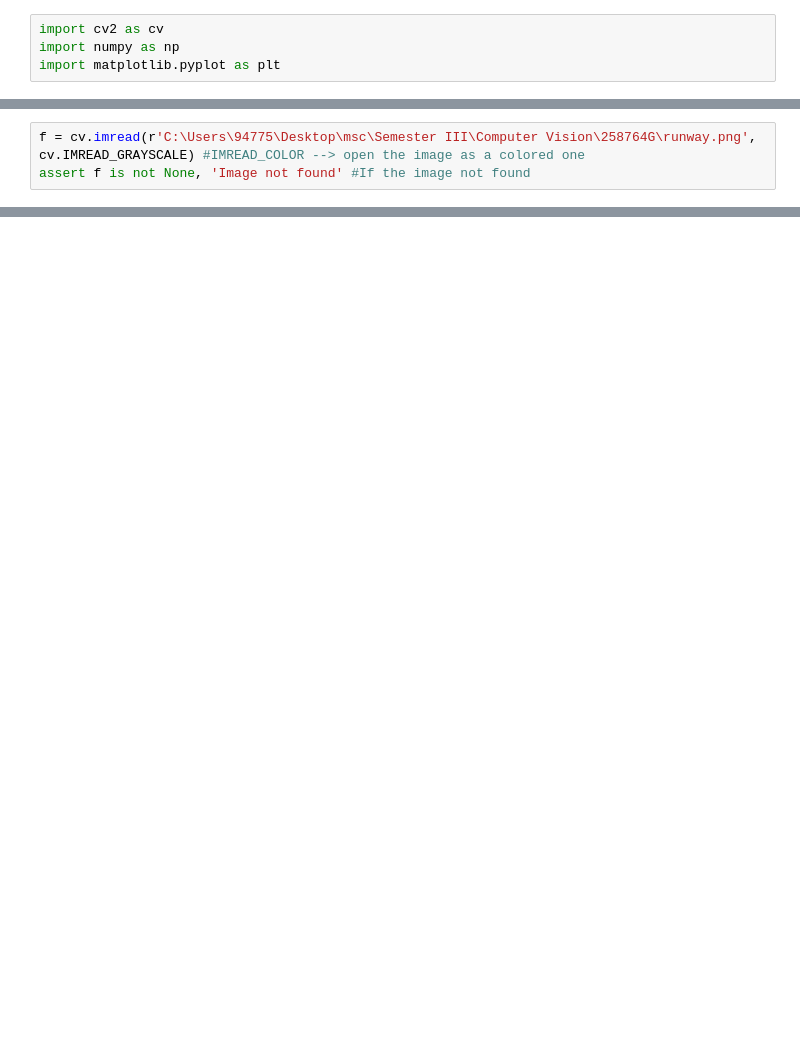
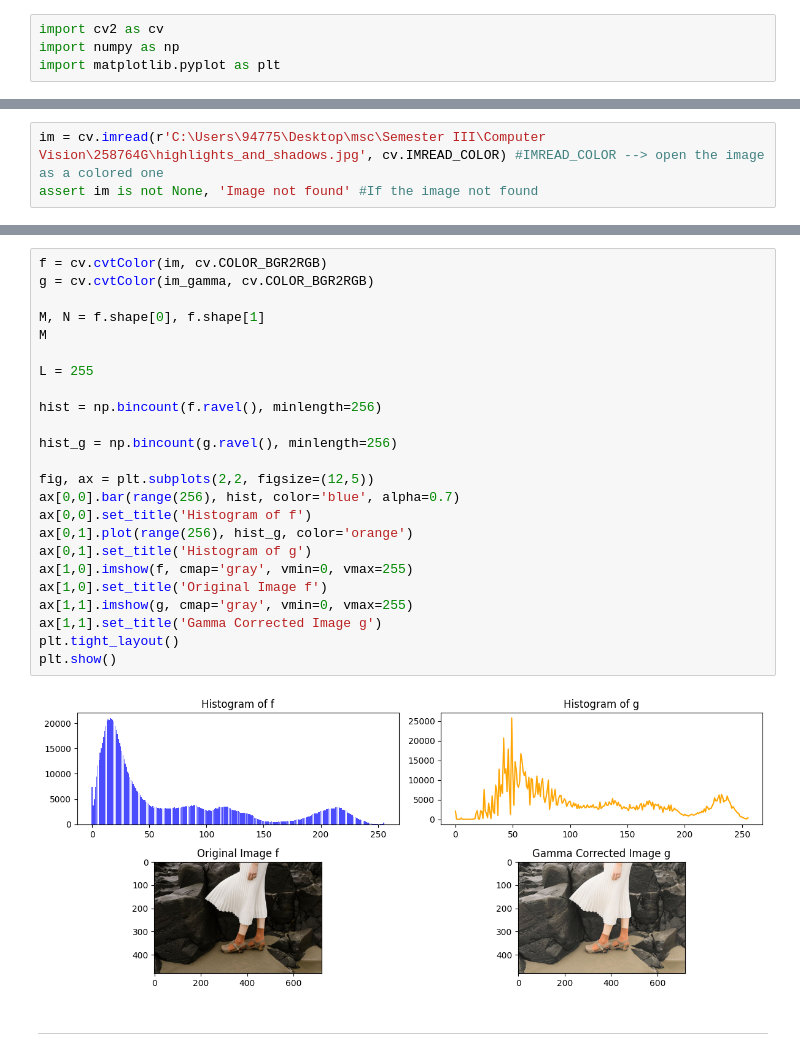
Before and after one commit to Arunodani/Intensity-Transformations-and-Neighborhood-Filtering, a Jupyter notebook: 258764G.ipynb, the cells around one changed output, grey strips where cells are left out. Drawn from its saved outputs; the diff is of its cells as text; blank space fills up the shorter version.

```diff
--- a/258764G.ipynb
+++ b/258764G.ipynb
@@ -9,3 +53,3 @@ import matplotlib.pyplot as plt
 # %%
-f = cv.imread(r'C:\Users\94775\Desktop\msc\Semester III\Computer Vision\258764G\runway.png', cv.IMREAD_GRAYSCALE) #IMREAD_COLOR --> open the image as a colored one
-assert f is not None, 'Image not found' #If the image not found
+im = cv.imread(r'C:\Users\94775\Desktop\msc\Semester III\Computer Vision\258764G\highlights_and_shadows.jpg', cv.IMREAD_COLOR) #IMREAD_COLOR --> open the image as a colored one
+assert im is not None, 'Image not found' #If the image not found
@@ -85,0 +97,28 @@ plt.show()
+# %%
+f = cv.cvtColor(im, cv.COLOR_BGR2RGB)
+g = cv.cvtColor(im_gamma, cv.COLOR_BGR2RGB)
+
+M, N = f.shape[0], f.shape[1]
+M
+
+L = 255
+
+hist = np.bincount(f.ravel(), minlength=256)
+
+hist_g = np.bincount(g.ravel(), minlength=256)
+
+fig, ax = plt.subplots(2,2, figsize=(12,5))
+ax[0,0].bar(range(256), hist, color='blue', alpha=0.7)
+ax[0,0].set_title('Histogram of f')
+ax[0,1].plot(range(256), hist_g, color='orange')
+ax[0,1].set_title('Histogram of g')
+ax[1,0].imshow(f, cmap='gray', vmin=0, vmax=255)
+ax[1,0].set_title('Original Image f')
+ax[1,1].imshow(g, cmap='gray', vmin=0, vmax=255)
+ax[1,1].set_title('Gamma Corrected Image g')
+plt.tight_layout()
+plt.show()
+# %% [output]
+[figure, added]
+# %% [markdown]
+---
```
Also changed, not shown: parts of 18 cells of this notebook.
